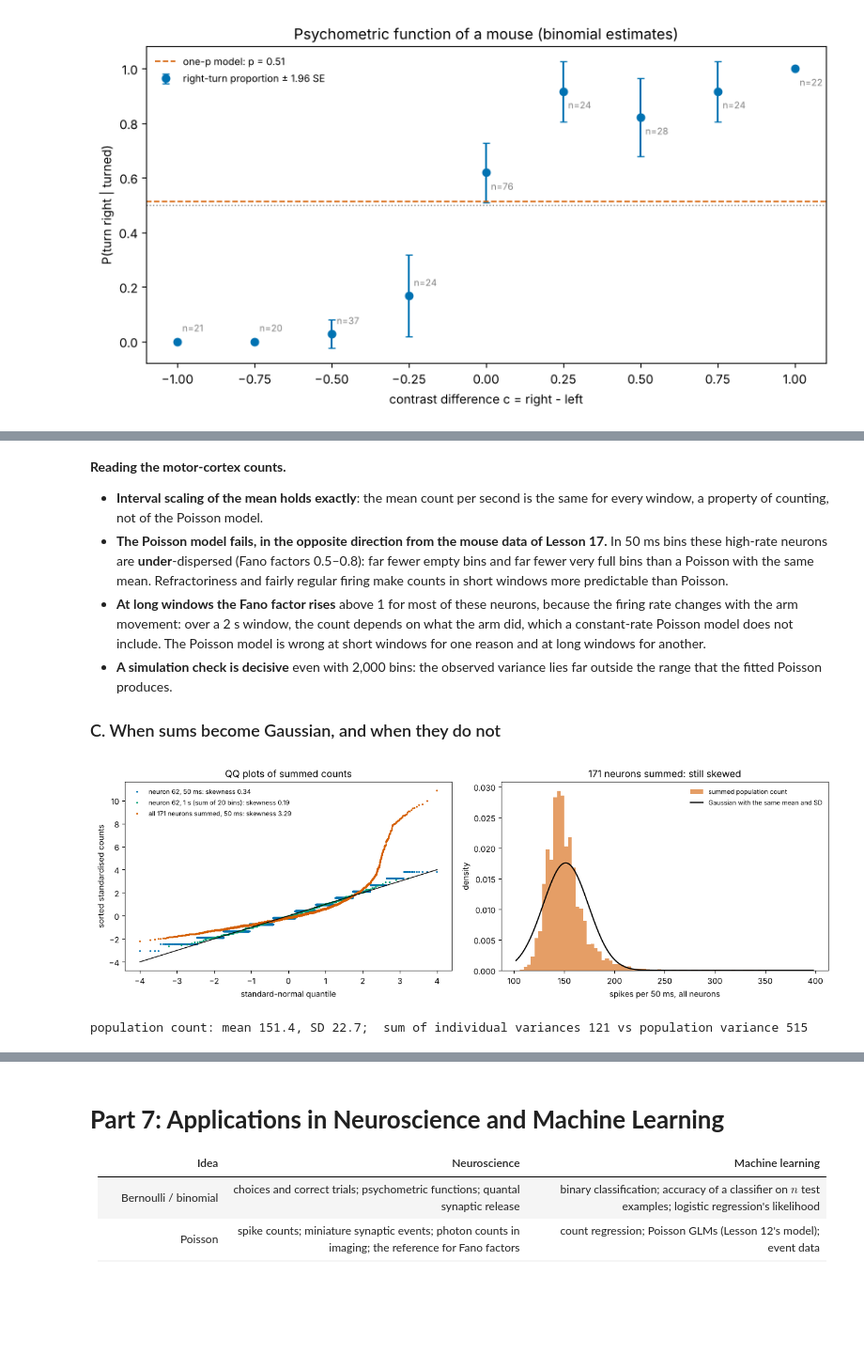
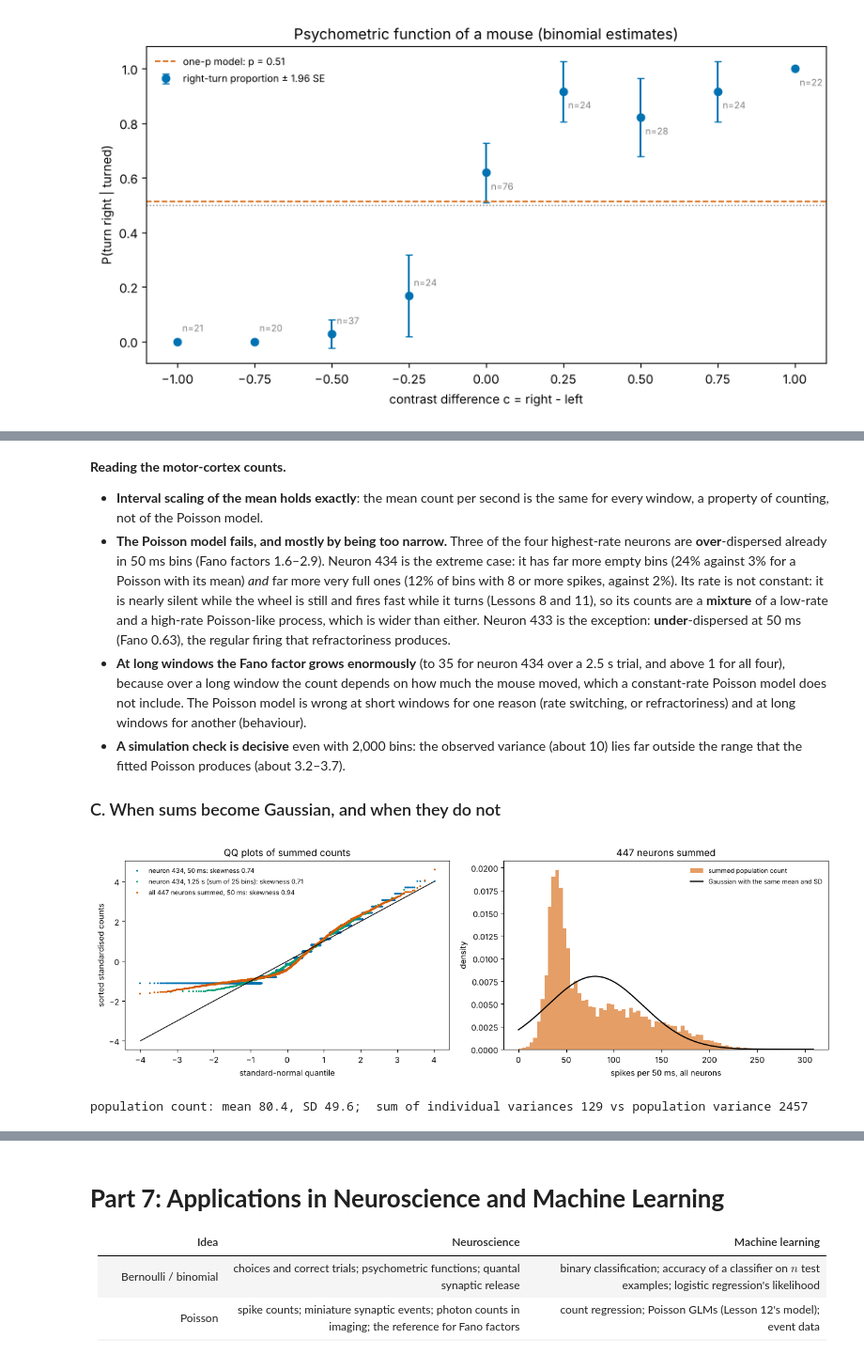
Before and after one commit to peter-adepoju/math-neuro-ml, a Jupyter notebook: week5/lesson18/Lesson18_Teaching_Notebook.ipynb, the cells around one changed output, grey strips where cells are left out. Shown at 94% size. Drawn from its saved outputs; the diff is of its cells as text; code cells hidden in the pictures; blank space fills up the shorter version.

```diff
--- a/week5/lesson18/Lesson18_Teaching_Notebook.ipynb
+++ b/week5/lesson18/Lesson18_Teaching_Notebook.ipynb
@@ -519,22 +524,23 @@ counts: (15536, 171)  recording length 776.8000000000001 s
 # %%
 j0 = top[0]
-c0 = spk[:, j0]
+c0 = spk_flat[:, j0]
 fig, axes = plt.subplots(1, 3, figsize=(16, 4.3))
-kk = np.arange(0, 18)
-axes[0].bar(kk, np.bincount(c0, minlength=18)[:18] / c0.size, color=PALETTE[0], alpha=0.6, label='observed (50 ms bins)')
+kk = np.arange(0, 15)
+axes[0].bar(kk, np.bincount(c0, minlength=15)[:15] / c0.size, color=PALETTE[0], alpha=0.6, label='observed (50 ms bins)')
 axes[0].plot(kk, stats.poisson.pmf(kk, c0.mean()), 'ko-', ms=3, lw=1, label=f'Poisson({c0.mean():.2f})')
-axes[0].set_xlabel('spike count per 50 ms'); axes[0].set_ylabel('probability'); axes[0].set_title(f'Neuron {j0}: narrower than Poisson'); axes[0].legend(fontsize=8, frameon=False, loc='upper right')
+axes[0].set_xlabel('spike count per 50 ms'); axes[0].set_ylabel('probability'); axes[0].set_title(f'Neuron {j0}: observed against Poisson'); axes[0].legend(fontsize=8, frameon=False, loc='upper right')
 
-agg_bins = np.array([1, 2, 4, 8, 20, 40])                                  # windows of 50 ms to 2 s
+agg_bins = np.array([1, 2, 5, 10, 25, 50])                                 # windows of 50 ms to 2.5 s, always within one trial
 print(f"neuron {j0}: {'window':>8}{'mean':>9}{'mean / window':>15}{'variance':>10}{'Fano':>7}")
+fano_tab = {}
 for i, j in enumerate(top):
     ffs, means = [], []
     for a in agg_bins:
-        T = (spk.shape[0] // a) * a
-        cw = spk[:T, j].reshape(-1, a).sum(axis=1)                         # counts in windows of a x 50 ms
+        cw = spk[:, :, j].reshape(n_tr, 50 // a, a).sum(axis=2).ravel()  # counts in windows of a x 50 ms within trials
         means.append(cw.mean()); ffs.append(cw.var(ddof=1) / cw.mean())
         if j == j0:
             print(f"{'':>8}{a * 50:>7}ms{cw.mean():>9.2f}{cw.mean() / (a * 0.05):>13.1f}/s{cw.var(ddof=1):>10.2f}{ffs[-1]:>7.2f}")
+    fano_tab[j] = ffs
     axes[1].loglog(agg_bins * 50, means, marker=MARKERS[i], color=PALETTE[i], ls=LINESTYLES[i], lw=1.4, label=f'neuron {j}')
     axes[2].semilogx(agg_bins * 50, ffs, marker=MARKERS[i], color=PALETTE[i], ls=LINESTYLES[i], lw=1.4, label=f'neuron {j}')
 axes[1].set_xlabel('window (ms, log scale)'); axes[1].set_ylabel('mean count (log scale)'); axes[1].set_title('Mean count = rate x window (slope 1)')
@@ -542,6 +548,7 @@ axes[2].axhline(1, color='grey', ls=':', lw=1)
 axes[2].set_xlabel('window (ms, log scale)'); axes[2].set_ylabel('Fano factor'); axes[2].set_title('Variance does not scale like a Poisson')
 fig.legend(*axes[2].get_legend_handles_labels(), loc='lower center', ncol=4, fontsize=9, frameon=False)
 plt.tight_layout(rect=[0, 0.08, 1, 1]); plt.show()
+print("Fano factors at 50 ms and 2.5 s:", {int(j): (round(float(f[0]), 2), round(float(f[-1]), 2)) for j, f in fano_tab.items()})
 
 lam_hat, (v_obs, p0_obs), (v_rng, p0_rng), _ = poisson_check(c0[:2000], n_sim=1000)
 print(f"\nsimulation check on the first 2000 bins of neuron {j0}: variance {v_obs:.2f} vs fitted-Poisson 95% range {np.round(v_rng, 2)}")
@@ -558,30 +567,29 @@ simulation check on the first 2000 bins of neuron 62: variance 3.12 vs fitted-Po
 # %% [markdown]
 **Reading the motor-cortex counts.**
 - **Interval scaling of the mean holds exactly**: the mean count per second is the same for every window, a property of counting, not of the Poisson model.
-- **The Poisson model fails, in the opposite direction from the mouse data of Lesson 17.** In 50 ms bins these high-rate neurons are **under**-dispersed (Fano factors 0.5–0.8): far fewer empty bins and far fewer very full bins than a Poisson with the same mean. Refractoriness and fairly regular firing make counts in short windows more predictable than Poisson.
-- **At long windows the Fano factor rises** above 1 for most of these neurons, because the firing rate changes with the arm movement: over a 2 s window, the count depends on what the arm did, which a constant-rate Poisson model does not include. The Poisson model is wrong at short windows for one reason and at long windows for another.
-- **A simulation check is decisive** even with 2,000 bins: the observed variance lies far outside the range that the fitted Poisson produces.
+- **The Poisson model fails, and mostly by being too narrow.** Three of the four highest-rate neurons are **over**-dispersed already in 50 ms bins (Fano factors 1.6–2.9). Neuron 434 is the extreme case: it has far more empty bins (24% against 3% for a Poisson with its mean) *and* far more very full ones (12% of bins with 8 or more spikes, against 2%). Its rate is not constant: it is nearly silent while the wheel is still and fires fast while it turns (Lessons 8 and 11), so its counts are a **mixture** of a low-rate and a high-rate Poisson-like process, which is wider than either. Neuron 433 is the exception: **under**-dispersed at 50 ms (Fano 0.63), the regular firing that refractoriness produces.
+- **At long windows the Fano factor grows enormously** (to 35 for neuron 434 over a 2.5 s trial, and above 1 for all four), because over a long window the count depends on how much the mouse moved, which a constant-rate Poisson model does not include. The Poisson model is wrong at short windows for one reason (rate switching, or refractoriness) and at long windows for another (behaviour).
+- **A simulation check is decisive** even with 2,000 bins: the observed variance (about 10) lies far outside the range that the fitted Poisson produces (about 3.2–3.7).
 
 ### C. When sums become Gaussian, and when they do not
 # %%
 fig, axes = plt.subplots(1, 2, figsize=(13, 4.3))
-for a, c, lab in [(1, PALETTE[0], '50 ms'), (20, PALETTE[2], '1 s (sum of 20 bins)')]:
-    T = (spk.shape[0] // a) * a
-    cw = spk[:T, j0].reshape(-1, a).sum(axis=1)
+for a, c, lab in [(1, PALETTE[0], '50 ms'), (25, PALETTE[2], '1.25 s (sum of 25 bins)')]:
+    cw = spk[:, :, j0].reshape(n_tr, 50 // a, a).sum(axis=2).ravel()
     zs = np.sort((cw - cw.mean()) / cw.std(ddof=1))
     axes[0].plot(stats.norm.ppf((np.arange(1, zs.size + 1) - 0.5) / zs.size), zs, '.', ms=2.5, color=c, label=f'neuron {j0}, {lab}: skewness {stats.skew(cw):.2f}')
-pop = spk.sum(axis=1)                                                      # (15536,) summed count of all 171 neurons per 50 ms
+pop = spk_flat.sum(axis=1)                                                 # (17100,) summed count of all 447 neurons per 50 ms
 zp = np.sort((pop - pop.mean()) / pop.std(ddof=1))
-axes[0].plot(stats.norm.ppf((np.arange(1, zp.size + 1) - 0.5) / zp.size), zp, '.', ms=2.5, color=PALETTE[1], label=f'all 171 neurons summed, 50 ms: skewness {stats.skew(pop):.2f}')
+axes[0].plot(stats.norm.ppf((np.arange(1, zp.size + 1) - 0.5) / zp.size), zp, '.', ms=2.5, color=PALETTE[1], label=f'all {n_neu} neurons summed, 50 ms: skewness {stats.skew(pop):.2f}')
 axes[0].plot([-4, 4], [-4, 4], 'k-', lw=1)
 axes[0].set_xlabel('standard-normal quantile'); axes[0].set_ylabel('sorted standardised counts'); axes[0].set_title('QQ plots of summed counts'); axes[0].legend(fontsize=8, frameon=False)
 axes[1].hist(pop, bins=80, density=True, color=PALETTE[1], alpha=0.6, label='summed population count')
 xx = np.linspace(pop.min(), pop.max(), 300)
 axes[1].plot(xx, stats.norm.pdf(xx, pop.mean(), pop.std(ddof=1)), 'k-', lw=1.5, label='Gaussian with the same mean and SD')
-axes[1].set_xlabel('spikes per 50 ms, all neurons'); axes[1].set_ylabel('density'); axes[1].set_title('171 neurons summed: still skewed'); axes[1].legend(fontsize=8, frameon=False)
+axes[1].set_xlabel('spikes per 50 ms, all neurons'); axes[1].set_ylabel('density'); axes[1].set_title(f'{n_neu} neurons summed'); axes[1].legend(fontsize=8, frameon=False)
 plt.tight_layout(); plt.show()
-print(f"population count: mean {pop.mean():.1f}, SD {pop.std(ddof=1):.1f};  sum of individual variances {spk.var(axis=0, ddof=1).sum():.0f} vs population variance {pop.var(ddof=1):.0f}")
+print(f"population count: mean {pop.mean():.1f}, SD {pop.std(ddof=1):.1f};  sum of individual variances {spk_flat.var(axis=0, ddof=1).sum():.0f} vs population variance {pop.var(ddof=1):.0f}")
 # %% [output]
-[figure, old version]
+[figure, new version]
-population count: mean 151.4, SD 22.7;  sum of individual variances 121 vs population variance 515
+population count: mean 80.4, SD 49.6;  sum of individual variances 129 vs population variance 2457
 # %% [markdown]
```
Also changed, not shown: parts of 6 cells of this notebook.
